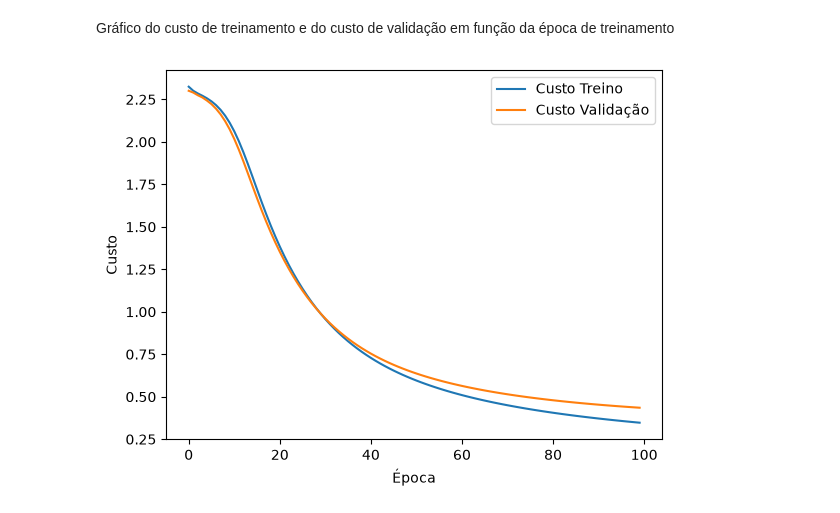
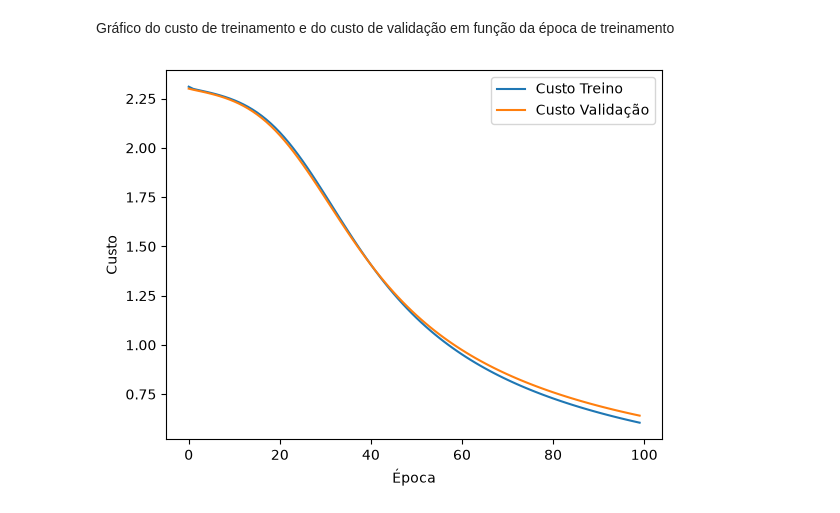
Before and after one commit to Vitor-Boldrin/projeto_redes_neurais, a Jupyter notebook: Rede_gradiente_descendente.ipynb, the cells around one changed output. Cells and saved outputs as stored; diff of their text form; code cells hidden in the pictures.

```diff
--- a/Rede_gradiente_descendente.ipynb
+++ b/Rede_gradiente_descendente.ipynb
@@ -63,7 +63,7 @@ Leitura dos Logs
 # %%
 import pandas as pd
 
-logs = pd.read_csv("logs.csv")
+logs = pd.read_csv("log_treinamento.csv")
 # %% [markdown]
 # Resultado
 # %% [markdown]
@@ -114,12 +114,12 @@ Gráfico do custo de treinamento e do custo de validação em função da época
 # %%
 import matplotlib.pyplot as plt
 
 plt.figure()
-plt.plot(logs["epoca"],logs["custo_treino"], label="Custo Treino")
+plt.plot(logs["epoca"],logs["custo_treinamento"], label="Custo Treino")
 plt.plot(logs["epoca"],logs["custo_validacao"], label="Custo Validação")
 plt.xlabel("Época")
 plt.ylabel("Custo")
 plt.legend()
 plt.show()
 # %% [output]
-[figure, old version]
+[figure, new version]
```
Also changed, not shown: parts of 2 cells of this notebook, 5 other files.
